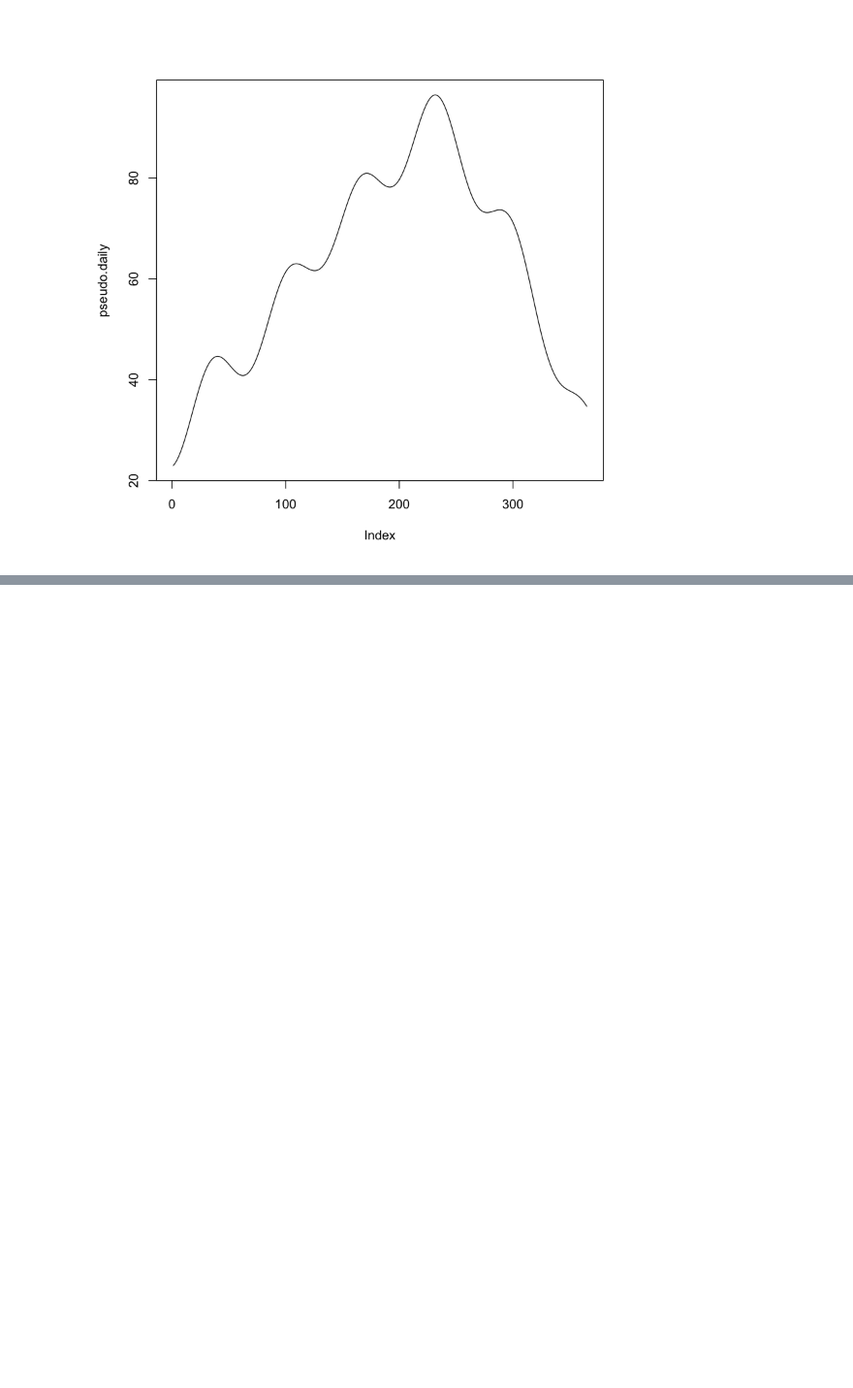
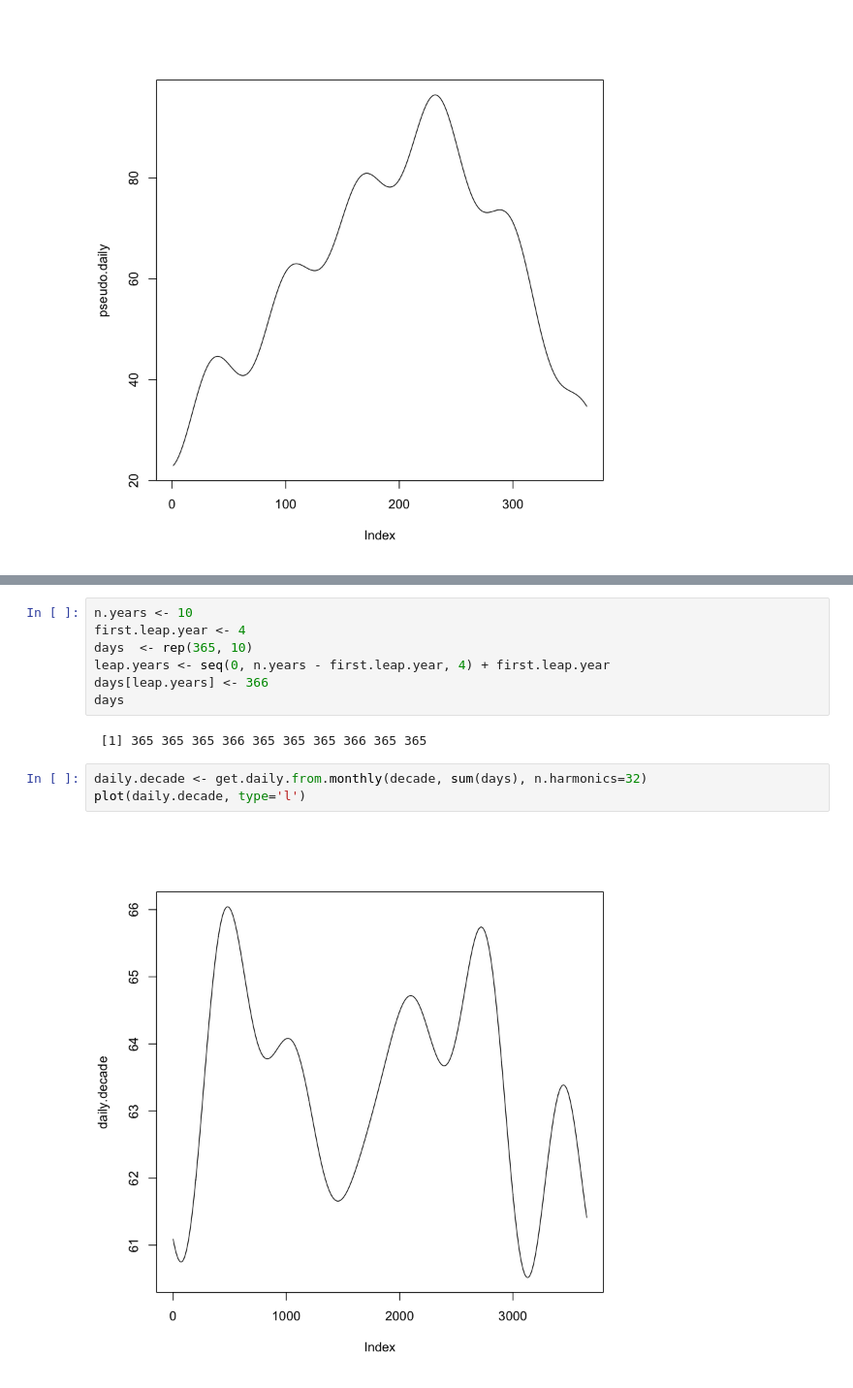
Before and after one commit to dongmeic/climate-space, a Jupyter notebook: notebooks/pseudoDaily.R.ipynb, the cells around one changed output, grey strips where cells are left out. Shown: that part at 97% size. Cells and saved outputs as stored; diff of their text form; blank space fills up the shorter version.

```diff
--- a/notebooks/pseudoDaily.R.ipynb
+++ b/notebooks/pseudoDaily.R.ipynb
@@ -102,0 +165,14 @@ plot(pseudo.daily, type='l')
+# %%
+n.years <- 10
+first.leap.year <- 4
+days  <- rep(365, 10)
+leap.years <- seq(0, n.years - first.leap.year, 4) + first.leap.year
+days[leap.years] <- 366
+days
+# %% [output]
+ [1] 365 365 365 366 365 365 365 366 365 365
+# %%
+daily.decade <- get.daily.from.monthly(decade, sum(days), n.harmonics=32)
+plot(daily.decade, type='l')
+# %% [output]
+[figure, added]
```
Also changed, not shown: parts of 3 cells of this notebook, 1 other file.
